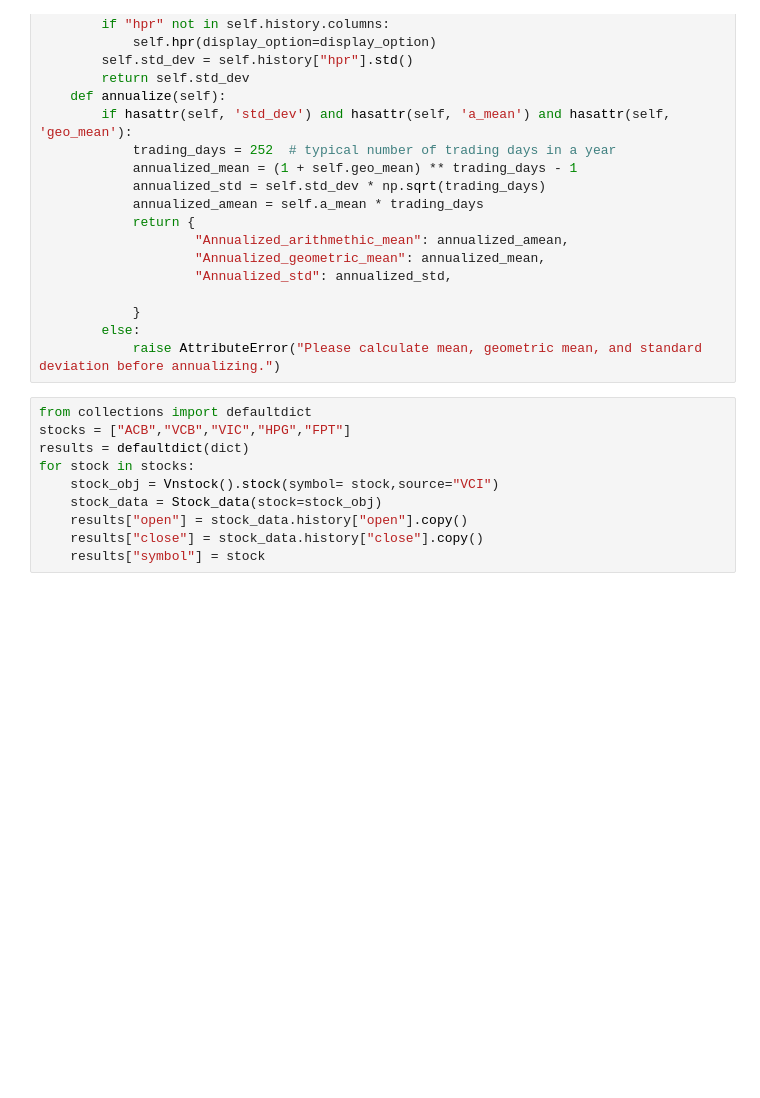
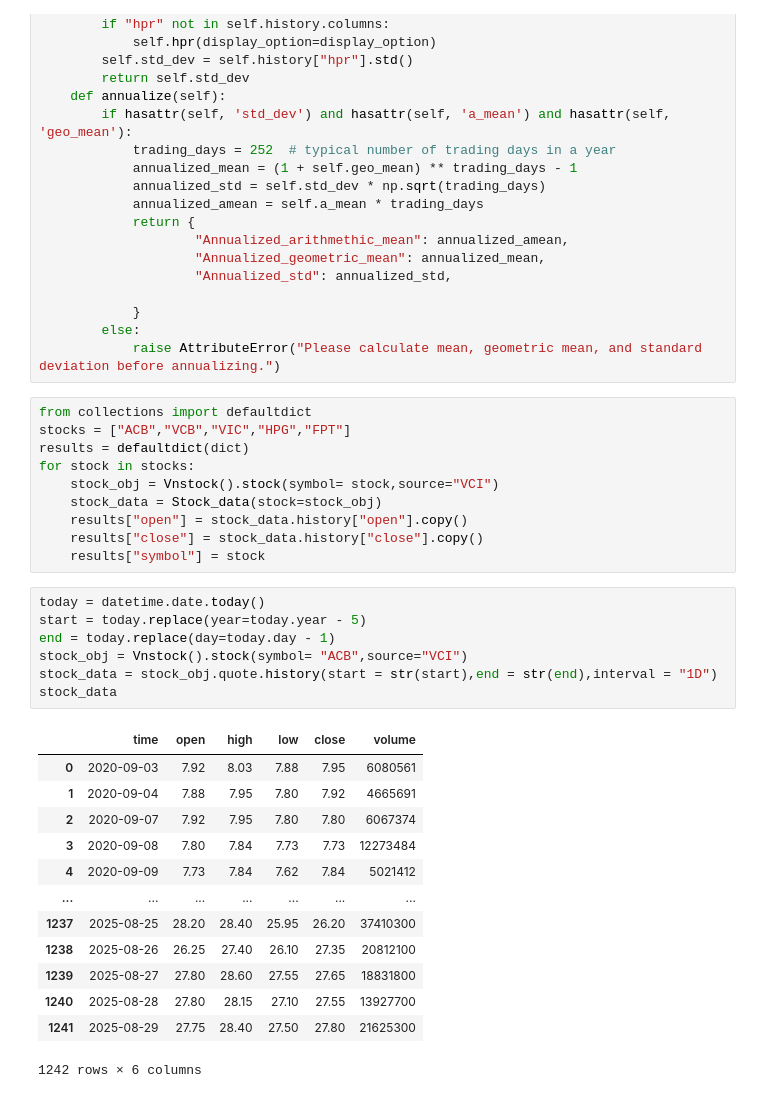
Before and after one commit to mickiem123/Stock-data, a Jupyter notebook: stock_data.ipynb, the cells around one changed output. Drawn from its saved outputs; the diff is of its cells as text; blank space fills up the shorter version.

```diff
--- a/stock_data.ipynb
+++ b/stock_data.ipynb
@@ -65,4 +67,25 @@ for stock in stocks:
     results["open"] = stock_data.history["open"].copy()
     results["close"] = stock_data.history["close"].copy()
     results["symbol"] = stock
+# %%
+today = datetime.date.today()
+start = today.replace(year=today.year - 5)
+end = today.replace(day=today.day - 1)
+stock_obj = Vnstock().stock(symbol= "ACB",source="VCI")
+stock_data = stock_obj.quote.history(start = str(start),end = str(end),interval = "1D")
+stock_data
+# %% [output]
+|  | time | open | high | low | close | volume |
+| 0 | 2020-09-03 | 7.92 | 8.03 | 7.88 | 7.95 | 6080561 |
+| 1 | 2020-09-04 | 7.88 | 7.95 | 7.80 | 7.92 | 4665691 |
+| 2 | 2020-09-07 | 7.92 | 7.95 | 7.80 | 7.80 | 6067374 |
+| 3 | 2020-09-08 | 7.80 | 7.84 | 7.73 | 7.73 | 12273484 |
+| 4 | 2020-09-09 | 7.73 | 7.84 | 7.62 | 7.84 | 5021412 |
+| ... | ... | ... | ... | ... | ... | ... |
+| 1237 | 2025-08-25 | 28.20 | 28.40 | 25.95 | 26.20 | 37410300 |
+| 1238 | 2025-08-26 | 26.25 | 27.40 | 26.10 | 27.35 | 20812100 |
+| 1239 | 2025-08-27 | 27.80 | 28.60 | 27.55 | 27.65 | 18831800 |
+| 1240 | 2025-08-28 | 27.80 | 28.15 | 27.10 | 27.55 | 13927700 |
+| 1241 | 2025-08-29 | 27.75 | 28.40 | 27.50 | 27.80 | 21625300 |
+1242 rows × 6 columns
 # %%
```
Also changed, not shown: parts of 7 cells of this notebook.
